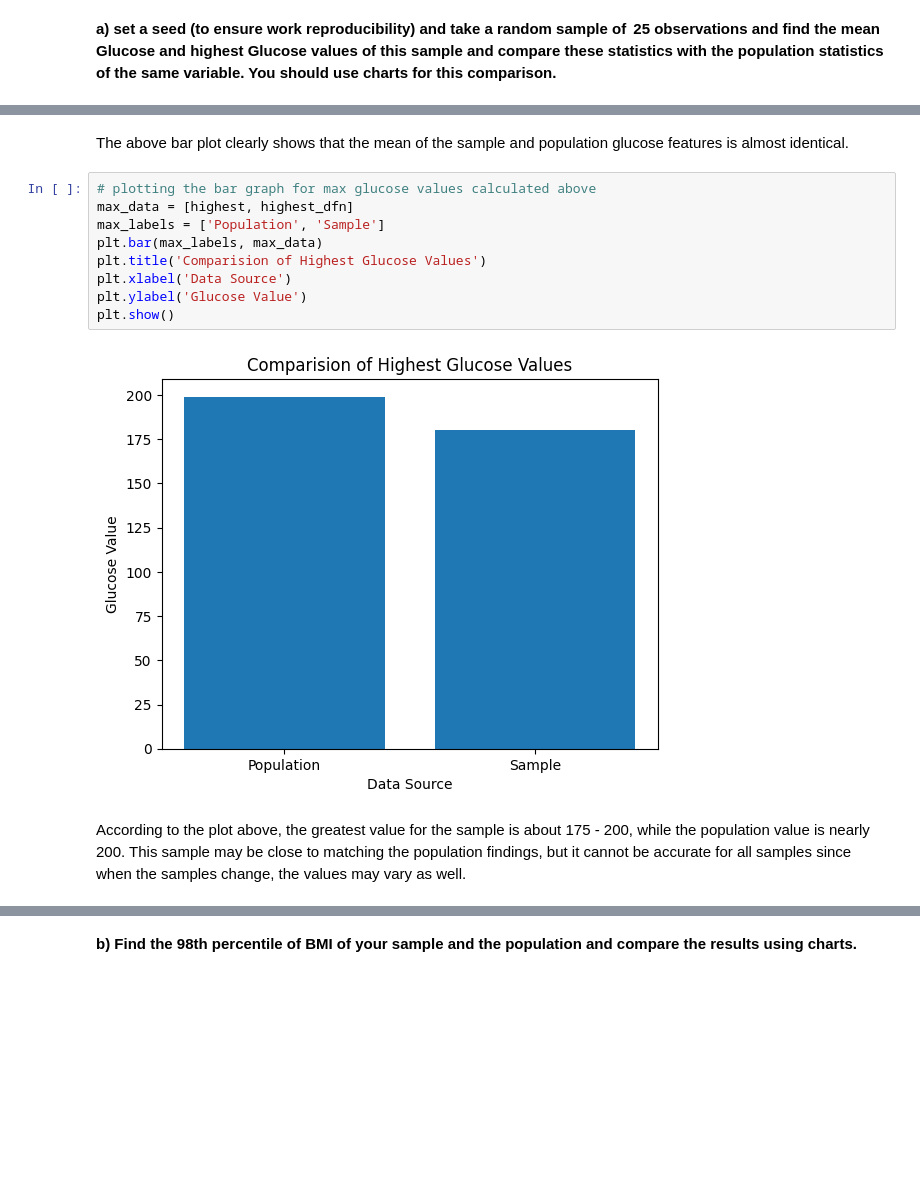
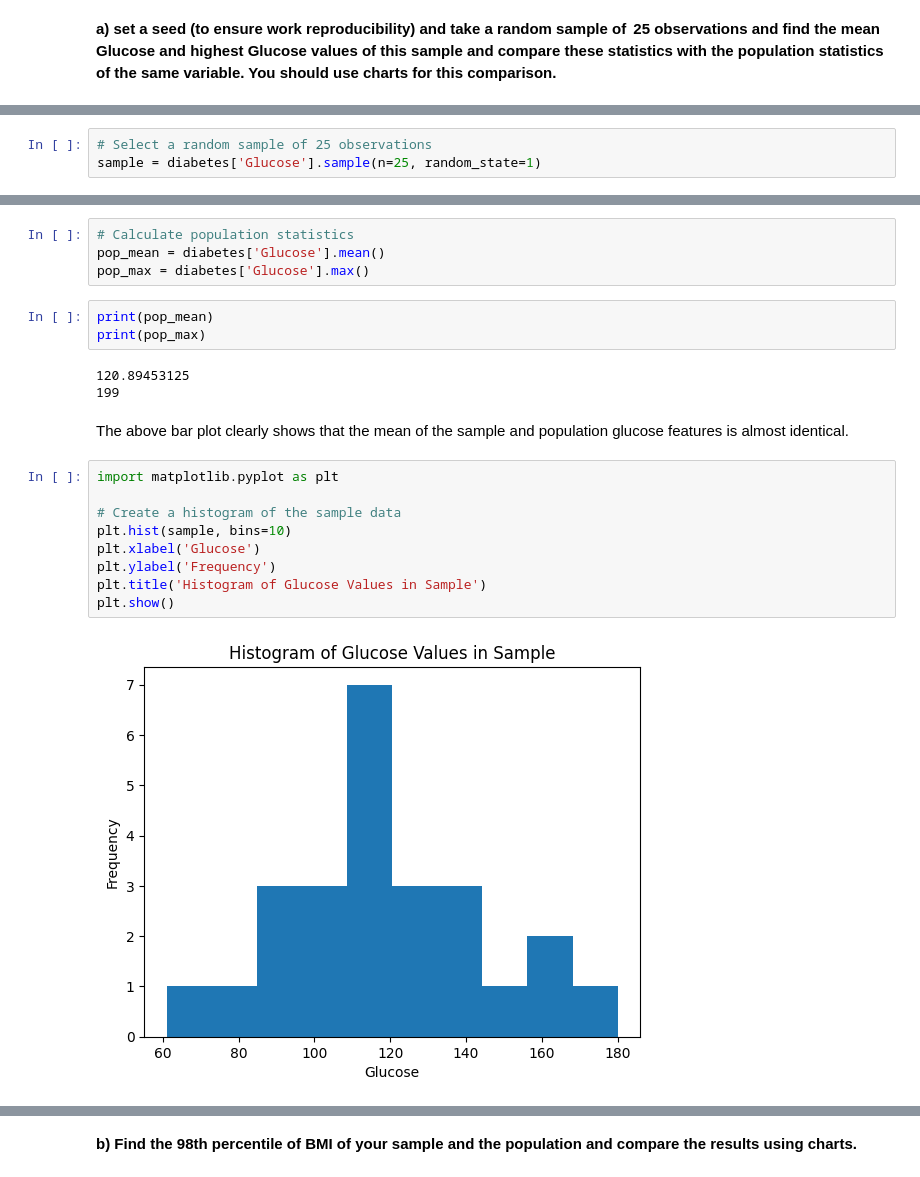
Before and after one commit to RJINDAM0109/RJ, a Jupyter notebook: pds-assignment-2.ipynb, the cells around one changed output, grey strips where cells are left out. Drawn from its saved outputs; the diff is of its cells as text; blank space fills up the shorter version.

```diff
--- a/Assignment-2.ipynb
+++ b/pds-assignment-2.ipynb
@@ -50,0 +24,3 @@ plt.show()
+# %%
+# Select a random sample of 25 observations
+sample = diabetes['Glucose'].sample(n=25, random_state=1)
@@ -51,15 +56,23 @@ plt.show()
+# %%
+# Calculate population statistics
+pop_mean = diabetes['Glucose'].mean()
+pop_max = diabetes['Glucose'].max()
+# %%
+print(pop_mean)
+print(pop_max)
+# %% [output]
+120.89453125
+199
 # %% [markdown]
 The above bar plot clearly shows that the mean of the sample and population glucose features is almost identical.
-# %%
-# plotting the bar graph for max glucose values calculated above
-max_data = [highest, highest_dfn]
-max_labels = ['Population', 'Sample']
-plt.bar(max_labels, max_data)
-plt.title('Comparision of Highest Glucose Values')
-plt.xlabel('Data Source')
-plt.ylabel('Glucose Value')
-plt.show()
-# %% [output]
-[figure, removed]
-# %% [markdown]
-According to the plot above, the greatest value for the sample is about 175 - 200, while the population value is nearly 200. This sample may be close to matching the population findings, but it cannot be accurate for all samples since when the samples change, the values may vary as well.
+# %%
+import matplotlib.pyplot as plt
+
+# Create a histogram of the sample data
+plt.hist(sample, bins=10)
+plt.xlabel('Glucose')
+plt.ylabel('Frequency')
+plt.title('Histogram of Glucose Values in Sample')
+plt.show()
+# %% [output]
+[figure, added]
```
Also changed, not shown: parts of 10 cells of this notebook, 3 other files.
